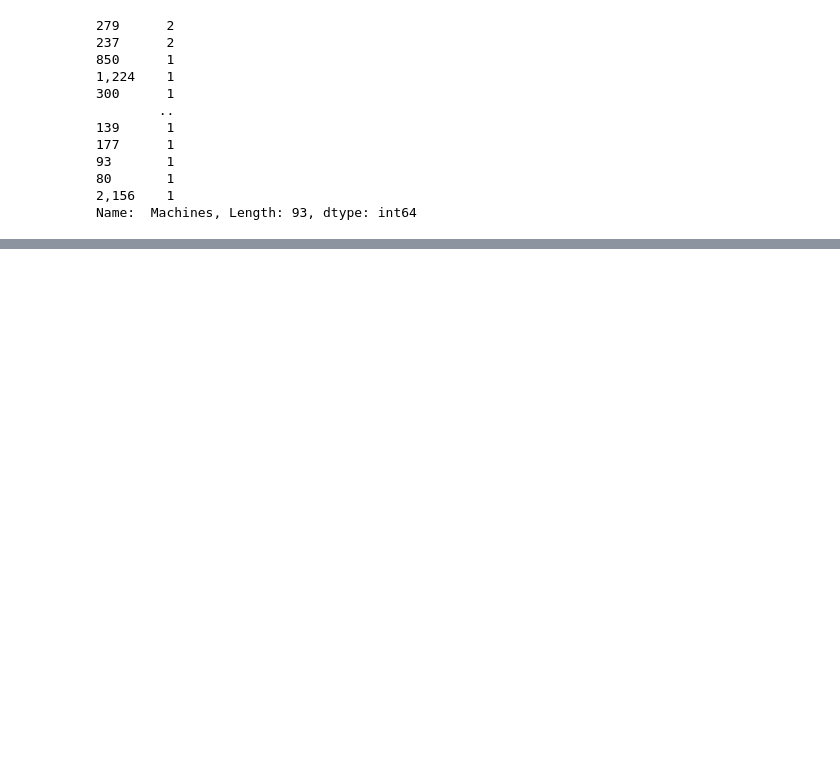
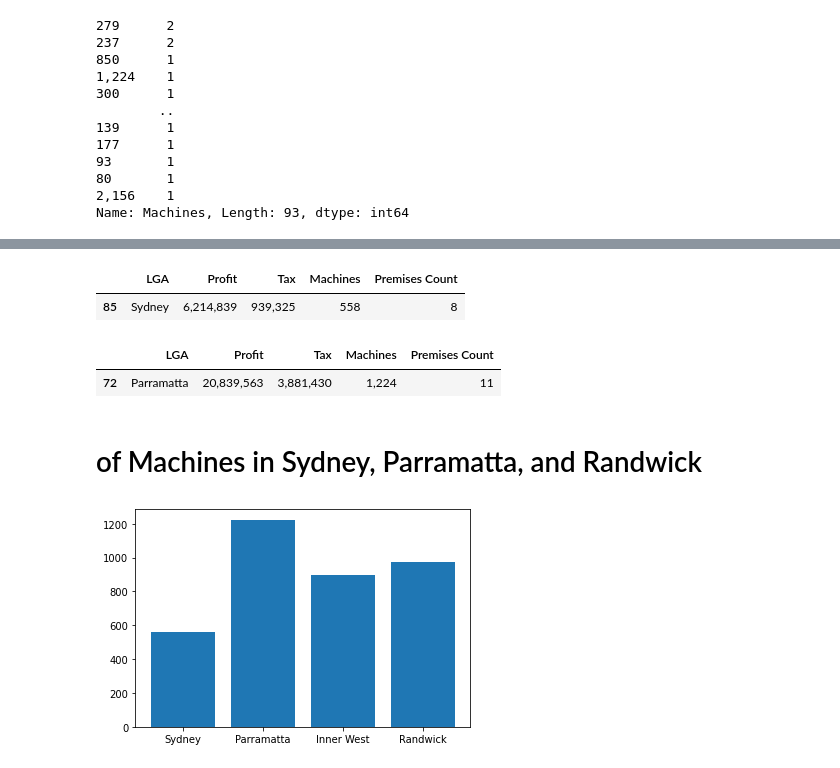
Before and after one commit to BY-2224/clubs-gaming-machine-data, a Jupyter notebook: gaming data.ipynb, the cells around one changed output, grey strips where cells are left out. Saved outputs shown, nothing was run; the diff lists cells and outputs as text; code cells hidden in the pictures; blank space fills up the shorter version.

```diff
--- a/gaming data.ipynb
+++ b/gaming data.ipynb
@@ -200,0 +267,5 @@ gaming_data.groupby([" Machines"]).mean()
+# %%
+syd
+# %% [output]
+|  | LGA | Profit | Tax | Machines | Premises Count |
+| 85 | Sydney | 6,214,839 | 939,325 | 558 | 8 |
@@ -200,0 +274,14 @@ gaming_data.groupby([" Machines"]).mean()
+# %%
+par
+# %% [output]
+|  | LGA | Profit | Tax | Machines | Premises Count |
+| 72 | Parramatta | 20,839,563 | 3,881,430 | 1,224 | 11 |
+# %% [markdown]
+# of Machines in Sydney, Parramatta, and Randwick
+# %%
+x=["Sydney","Parramatta","Inner West","Randwick"]
+y=[558,1224,900,973]
+plt.bar(x,y)
+plt.show()
+# %% [output]
+[figure, added]
```
Also changed, not shown: parts of 26 cells of this notebook, 1 other file.
